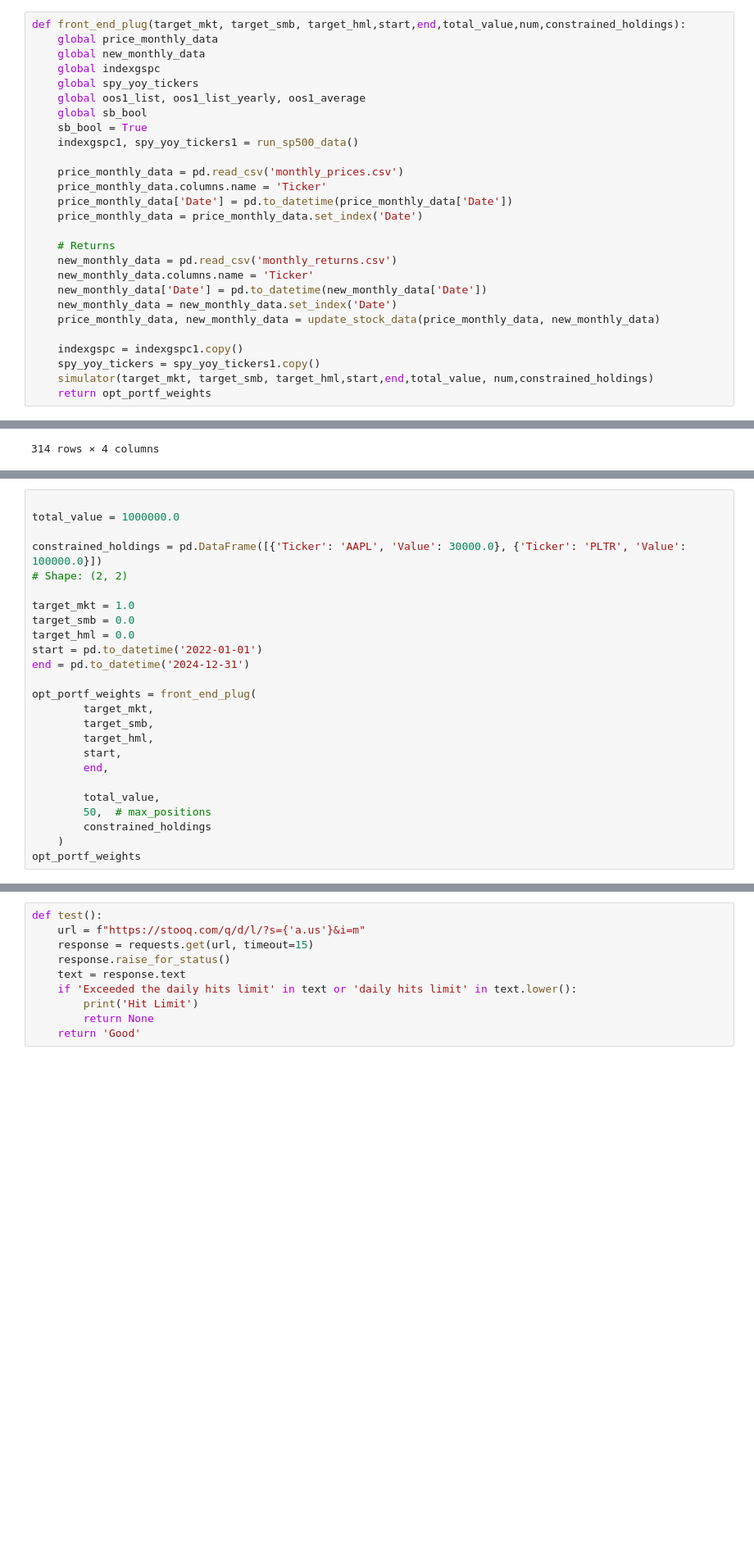
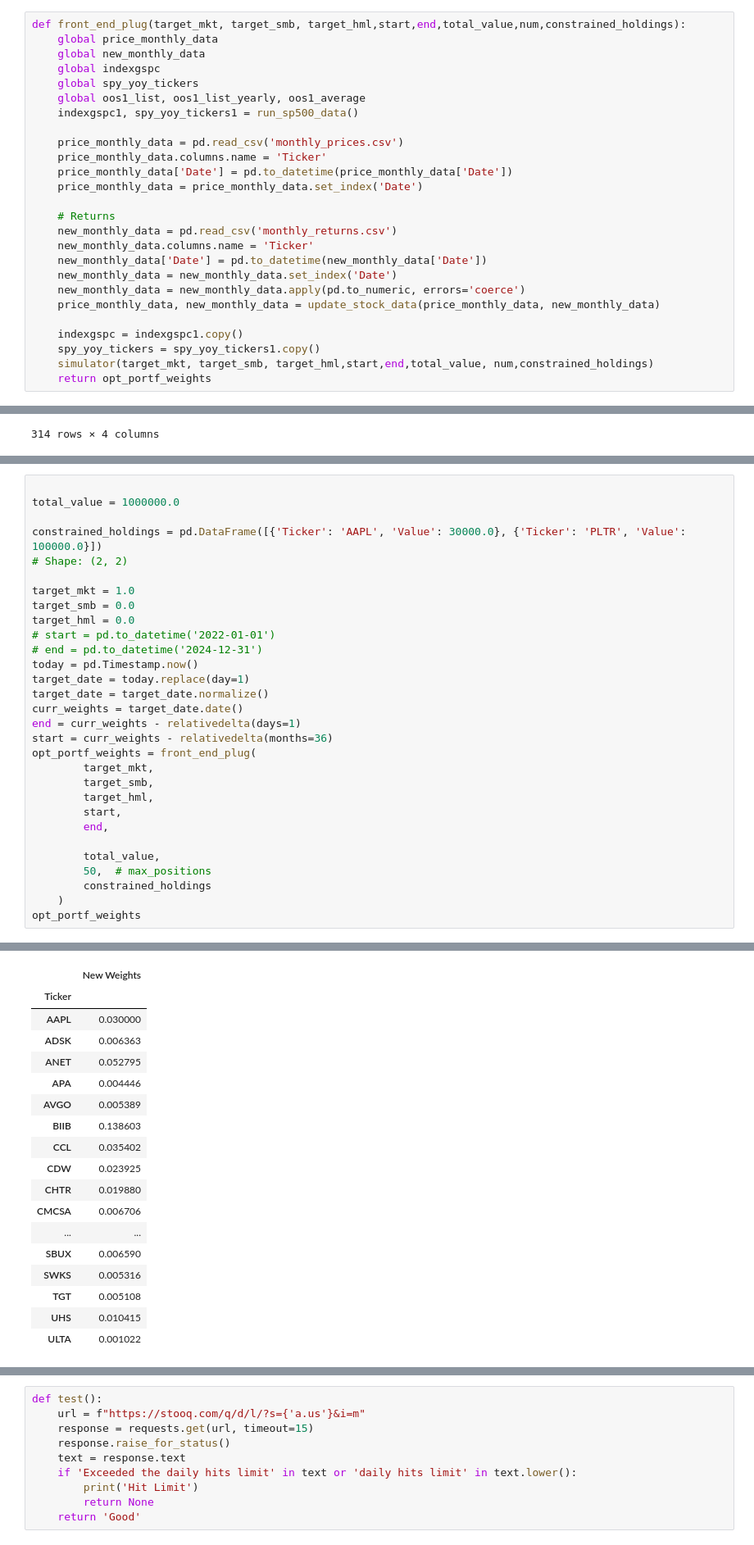
Before and after one commit to vincentbatten27/Multi-Factor_Investing, a Jupyter notebook: Multi_Factor_Fall_25/Messy_ Run simulator.ipynb, the cells around one changed output, grey strips where cells are left out. Shown at 82% size. Cells and saved outputs as stored; diff of their text form; blank space fills up the shorter version.

```diff
--- a/Multi_Factor_Fall_25/Messy_ Run simulator.ipynb
+++ b/Multi_Factor_Fall_25/Messy_ Run simulator.ipynb
@@ -2532,8 +2691,6 @@ def front_end_plug(target_mkt, target_smb, target_hml,start,end,total_value,num,
     global indexgspc
     global spy_yoy_tickers
     global oos1_list, oos1_list_yearly, oos1_average
-    global sb_bool
-    sb_bool = True
     indexgspc1, spy_yoy_tickers1 = run_sp500_data()
 
     price_monthly_data = pd.read_csv('monthly_prices.csv')
@@ -2546,6 +2703,7 @@ def front_end_plug(target_mkt, target_smb, target_hml,start,end,total_value,num,
     new_monthly_data.columns.name = 'Ticker'
     new_monthly_data['Date'] = pd.to_datetime(new_monthly_data['Date'])
     new_monthly_data = new_monthly_data.set_index('Date')
+    new_monthly_data = new_monthly_data.apply(pd.to_numeric, errors='coerce')
     price_monthly_data, new_monthly_data = update_stock_data(price_monthly_data, new_monthly_data)
 
     indexgspc = indexgspc1.copy()
@@ -2946,9 +2998,14 @@ constrained_holdings = pd.DataFrame([{'Ticker': 'AAPL', 'Value': 30000.0}, {'Tic
 target_mkt = 1.0
 target_smb = 0.0
 target_hml = 0.0
-start = pd.to_datetime('2022-01-01')
-end = pd.to_datetime('2024-12-31')
-
+# start = pd.to_datetime('2022-01-01')
+# end = pd.to_datetime('2024-12-31')
+today = pd.Timestamp.now()
+target_date = today.replace(day=1)
+target_date = target_date.normalize()
+curr_weights = target_date.date()
+end = curr_weights - relativedelta(days=1)
+start = curr_weights - relativedelta(months=36)
 opt_portf_weights = front_end_plug(
         target_mkt,
         target_smb,
@@ -2966,0 +3022,18 @@ TypeError: 'int' object is not iterable
+|  | New Weights |
+| Ticker |  |
+| AAPL | 0.030000 |
+| ADSK | 0.006363 |
+| ANET | 0.052795 |
+| APA | 0.004446 |
+| AVGO | 0.005389 |
+| BIIB | 0.138603 |
+| CCL | 0.035402 |
+| CDW | 0.023925 |
+| CHTR | 0.019880 |
+| CMCSA | 0.006706 |
+| ... | ... |
+| SBUX | 0.006590 |
+| SWKS | 0.005316 |
+| TGT | 0.005108 |
+| UHS | 0.010415 |
+| ULTA | 0.001022 |
```
Also changed, not shown: parts of 27 cells of this notebook, 2 other files.
